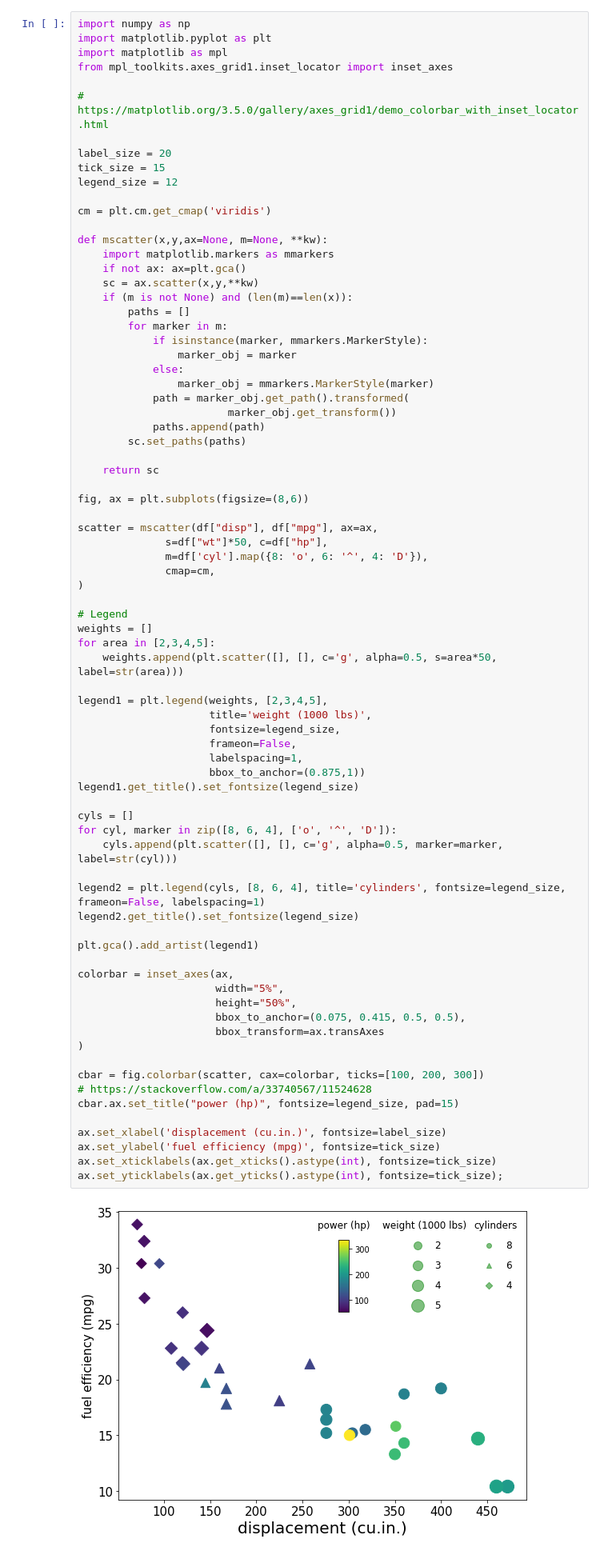
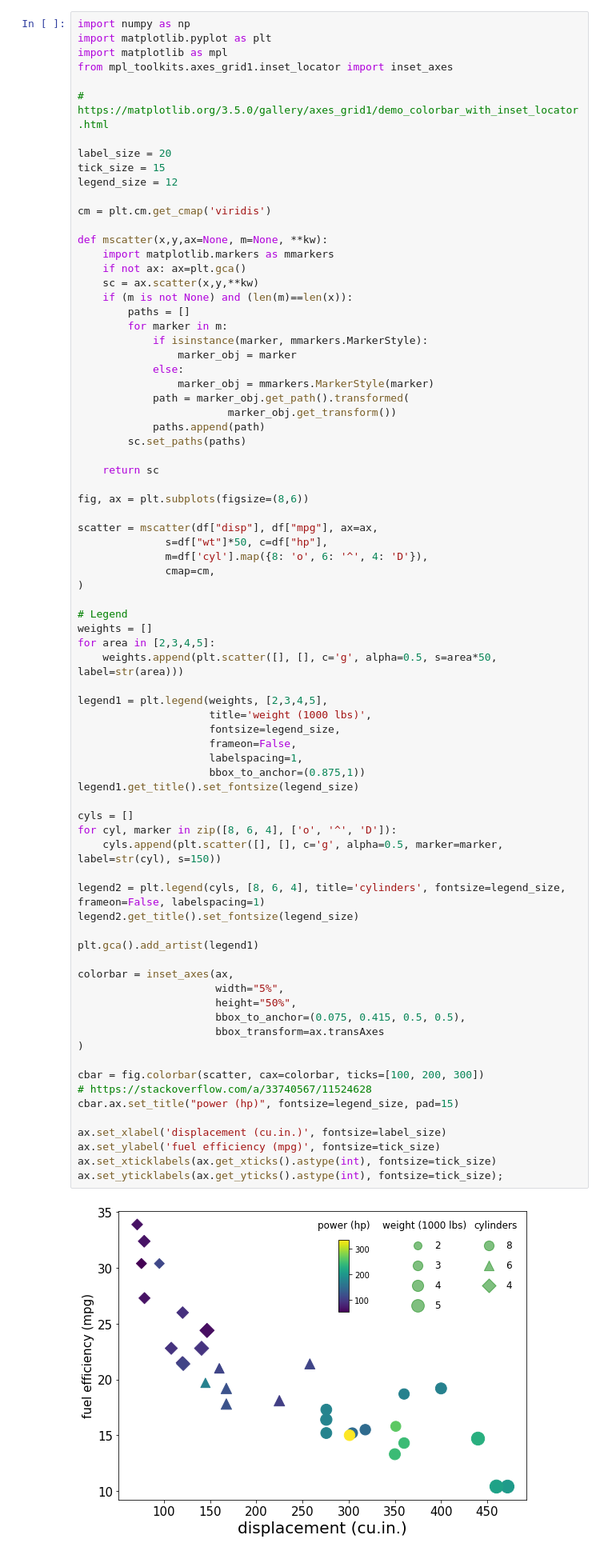
Before and after one commit to hnguyentt/dataviz-python, a Jupyter notebook: 1.From_data_to_viz/2.Mapping_data_onto_aesthetics.ipynb, the cells around one changed output. Shown at 80% size. Drawn from its saved outputs; the diff is of its cells as text.

Commit message:
Fix size for marker

```diff
--- a/1.From_data_to_viz/2.Mapping_data_onto_aesthetics.ipynb
+++ b/1.From_data_to_viz/2.Mapping_data_onto_aesthetics.ipynb
@@ -267,32 +267,32 @@ legend1 = plt.legend(weights, [2,3,4,5],
                      fontsize=legend_size,
                      frameon=False,
                      labelspacing=1,
                      bbox_to_anchor=(0.875,1))
 legend1.get_title().set_fontsize(legend_size)
 
 cyls = []
 for cyl, marker in zip([8, 6, 4], ['o', '^', 'D']):
-    cyls.append(plt.scatter([], [], c='g', alpha=0.5, marker=marker, label=str(cyl)))
+    cyls.append(plt.scatter([], [], c='g', alpha=0.5, marker=marker, label=str(cyl), s=150))
 
 legend2 = plt.legend(cyls, [8, 6, 4], title='cylinders', fontsize=legend_size, frameon=False, labelspacing=1)
 legend2.get_title().set_fontsize(legend_size)
 
 plt.gca().add_artist(legend1)
 
 colorbar = inset_axes(ax,
                       width="5%",
                       height="50%",
                       bbox_to_anchor=(0.075, 0.415, 0.5, 0.5),
                       bbox_transform=ax.transAxes
 )
 
 cbar = fig.colorbar(scatter, cax=colorbar, ticks=[100, 200, 300])
 # https://stackoverflow.com/a/33740567/11524628
 cbar.ax.set_title("power (hp)", fontsize=legend_size, pad=15)
 
 ax.set_xlabel('displacement (cu.in.)', fontsize=label_size)
 ax.set_ylabel('fuel efficiency (mpg)', fontsize=tick_size)
 ax.set_xticklabels(ax.get_xticks().astype(int), fontsize=tick_size)
 ax.set_yticklabels(ax.get_yticks().astype(int), fontsize=tick_size);
 # %% [output]
-[figure, old version]
+[figure, new version]
```
Also changed, not shown: parts of 1 cell of this notebook.
